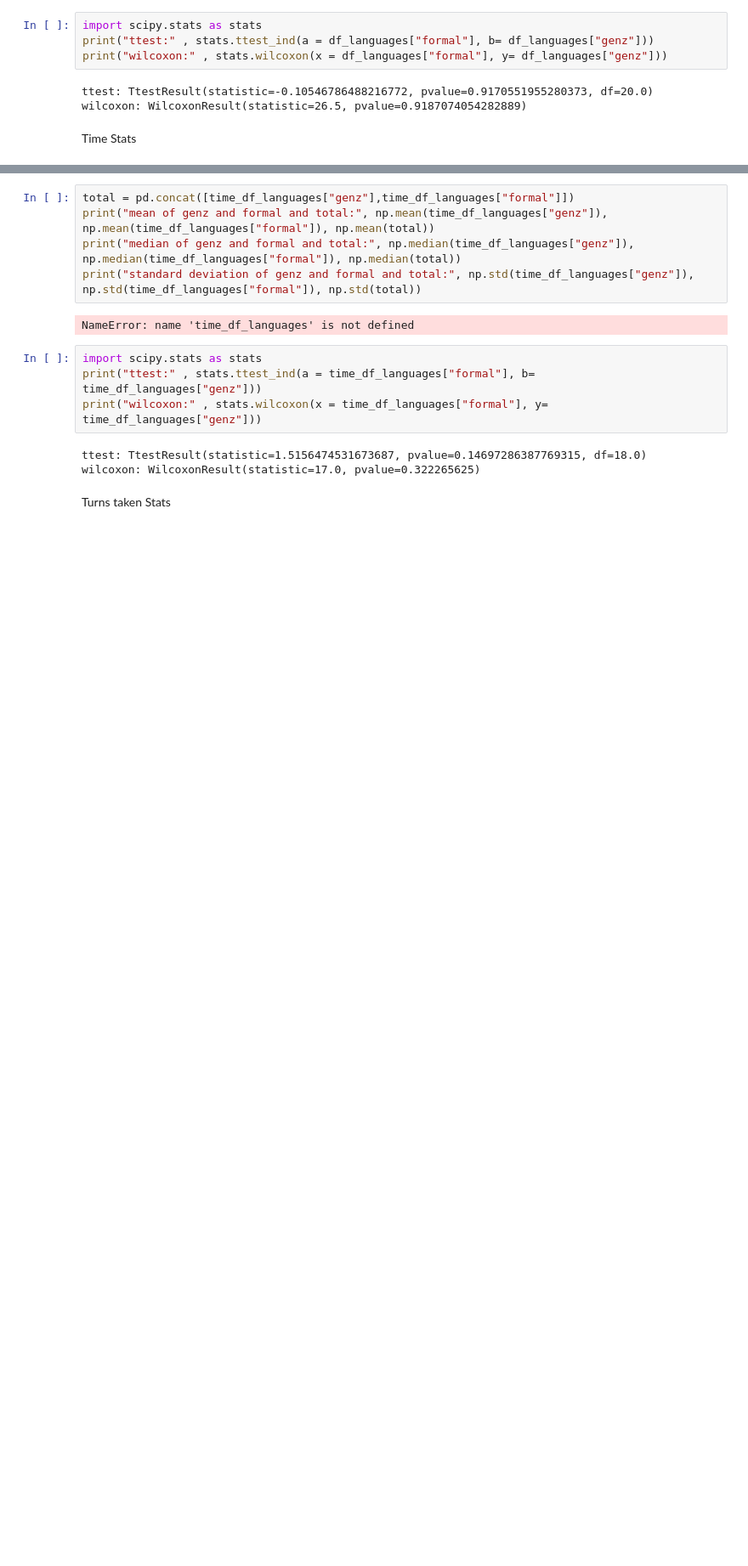
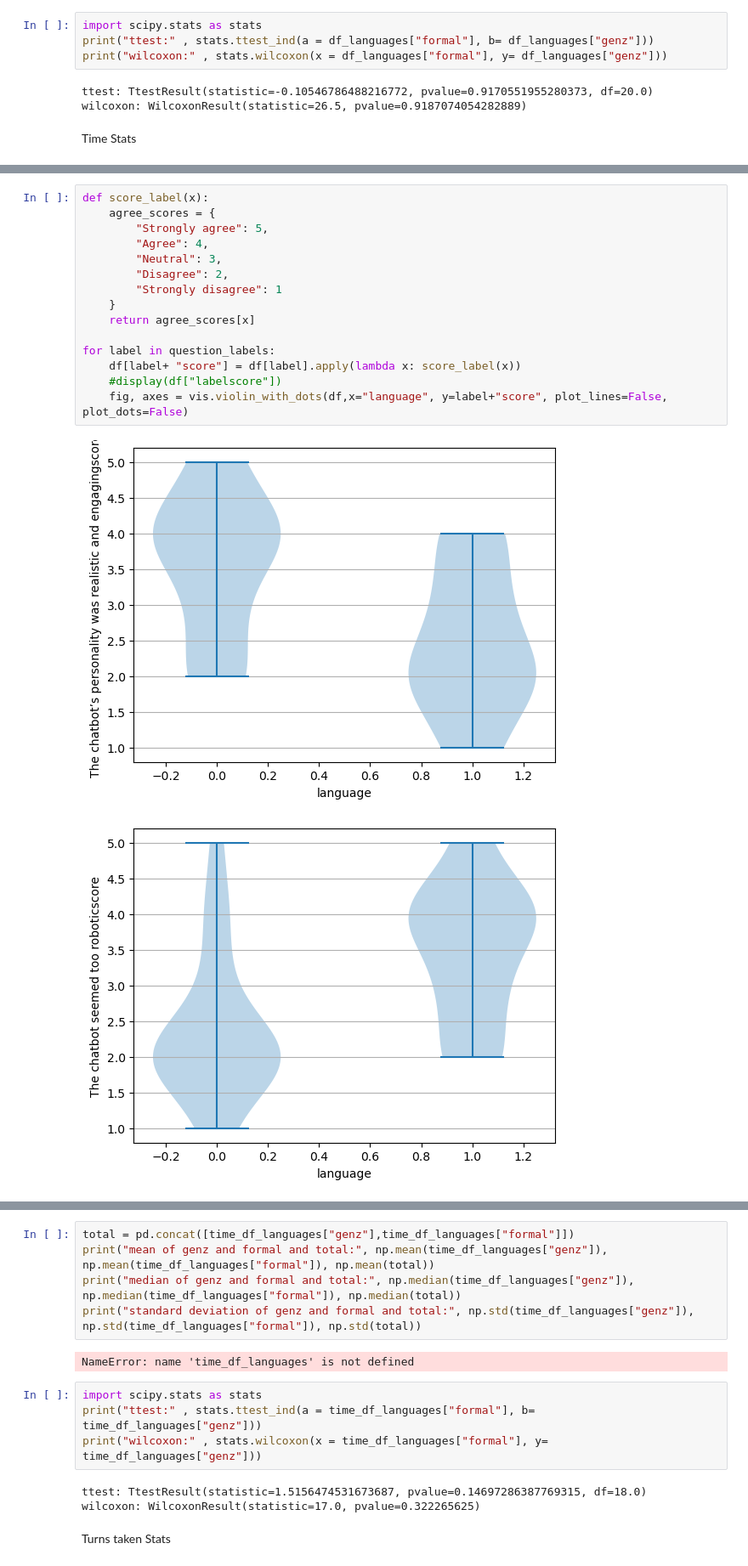
Before and after one commit to annebelleo/MAIR-group12, a Jupyter notebook: src/eval_user_data.ipynb, the cells around one changed output, grey strips where cells are left out. Shown at 85% size. Drawn from its saved outputs; the diff is of its cells as text; blank space fills up the shorter version.

```diff
--- a/src/eval_user_data.ipynb
+++ b/src/eval_user_data.ipynb
@@ -349,0 +323,18 @@ fig, axes = vis.violin_with_dots(df,x="language", y="CUQ") #, title="Time", ylab
+# %%
+def score_label(x):
+    agree_scores = {
+        "Strongly agree": 5,
+        "Agree": 4,
+        "Neutral": 3,
+        "Disagree": 2,
+        "Strongly disagree": 1
+    }
+    return agree_scores[x]
+
+for label in question_labels:
+    df[label+ "score"] = df[label].apply(lambda x: score_label(x))
+    #display(df["labelscore"])
+    fig, axes = vis.violin_with_dots(df,x="language", y=label+"score", plot_lines=False, plot_dots=False)
+# %% [output]
+[figure, added]
+[figure, added]
```
Also changed, not shown: parts of 15 cells of this notebook, 2 other files.
